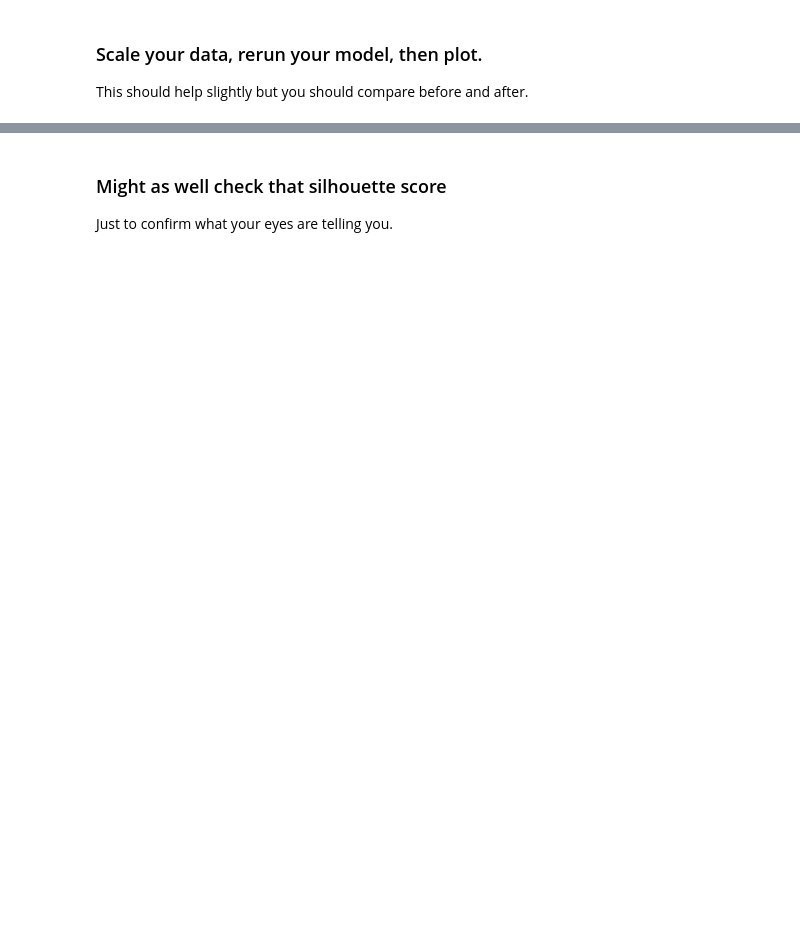
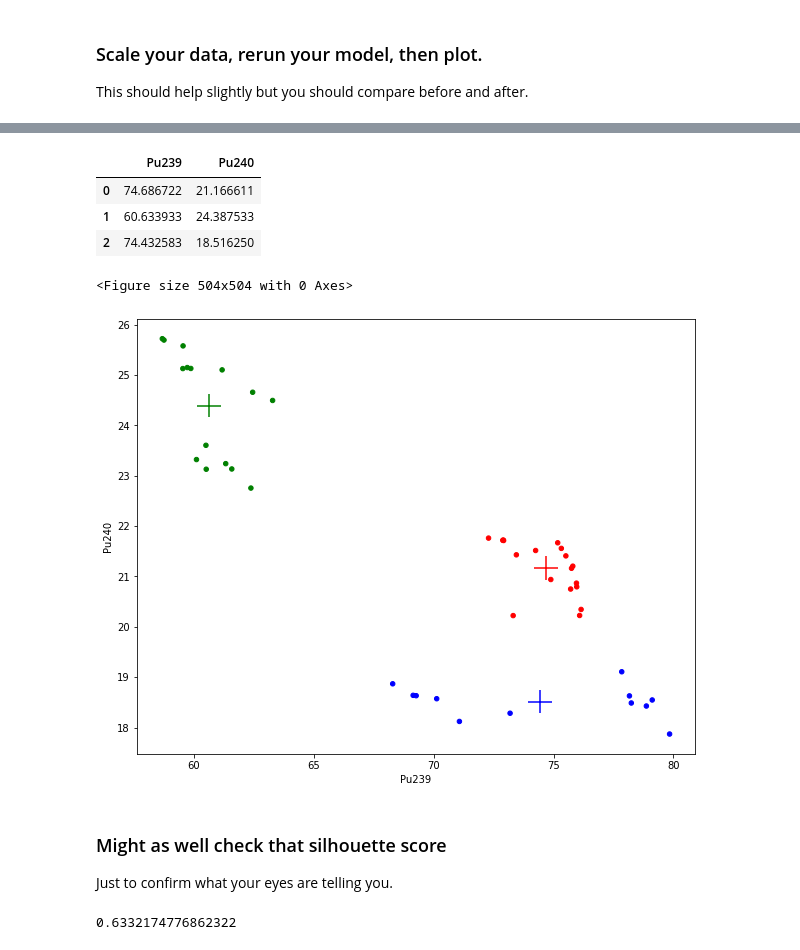
Before and after one commit to ersingt/GA, a Jupyter notebook: labs/8.01-lab-isotopes-master/lab-kmeans-isotopes.ipynb, the cells around one changed output, grey strips where cells are left out. Drawn from its saved outputs; the diff is of its cells as text; code cells hidden in the pictures; blank space fills up the shorter version.

```diff
--- a/labs/8.01-lab-isotopes-master/lab-kmeans-isotopes.ipynb
+++ b/labs/8.01-lab-isotopes-master/lab-kmeans-isotopes.ipynb
@@ -62,0 +153,11 @@ This should help slightly but you should compare before and after.
+# %%
+# Define X:
+
+X = df
+sc = StandardScaler()
+X_sc = sc.fit_transform(X)
+# %%
+# Instantiate K-means:
+
+km = KMeans(n_clusters=3, random_state=42)
+km.fit(X_sc)
@@ -62,0 +176,5 @@ This should help slightly but you should compare before and after.
+# %%
+# Map back to df:
+
+df['cluster'] = km.labels_
+df.head()
@@ -63,5 +188,43 @@ This should help slightly but you should compare before and after.
+# %%
+# Centroids:
+centroids = pd.DataFrame(sc.inverse_transform(km.cluster_centers_),columns=['Pu239', 'Pu240'])
+centroids
+# %% [output]
+|  | Pu239 | Pu240 |
+| 0 | 74.686722 | 21.166611 |
+| 1 | 60.633933 | 24.387533 |
+| 2 | 74.432583 | 18.516250 |
+# %%
+# Plot:
+
+plt.figure(figsize=(7,7));
+
+colors = ['red', 'green', 'blue']
+
+df['color'] = df['cluster'].map(lambda p: colors[p])
+
+ax = df.plot(
+    kind='scatter',
+    x='Pu239', y='Pu240',
+    figsize=(10,8),
+    c = df['color']
+)
+centroids.plot(
+    kind='scatter',
+    x='Pu239', y='Pu240',
+    marker='+', c=['r', 'g', 'b'], s=550,
+    ax=ax
+);
+
+# Code adapted from GA DC DSI Lesson 8.01
+# %% [output]
+<Figure size 504x504 with 0 Axes>
+[figure, added]
 # %% [markdown]
 ### Might as well check that silhouette score
 Just to confirm what your eyes are telling you.
 # %%
 # A:
+silhouette_score(X_sc, km.labels_)
+# %% [output]
+0.6332174776862322
```
Also changed, not shown: parts of 18 cells of this notebook.
